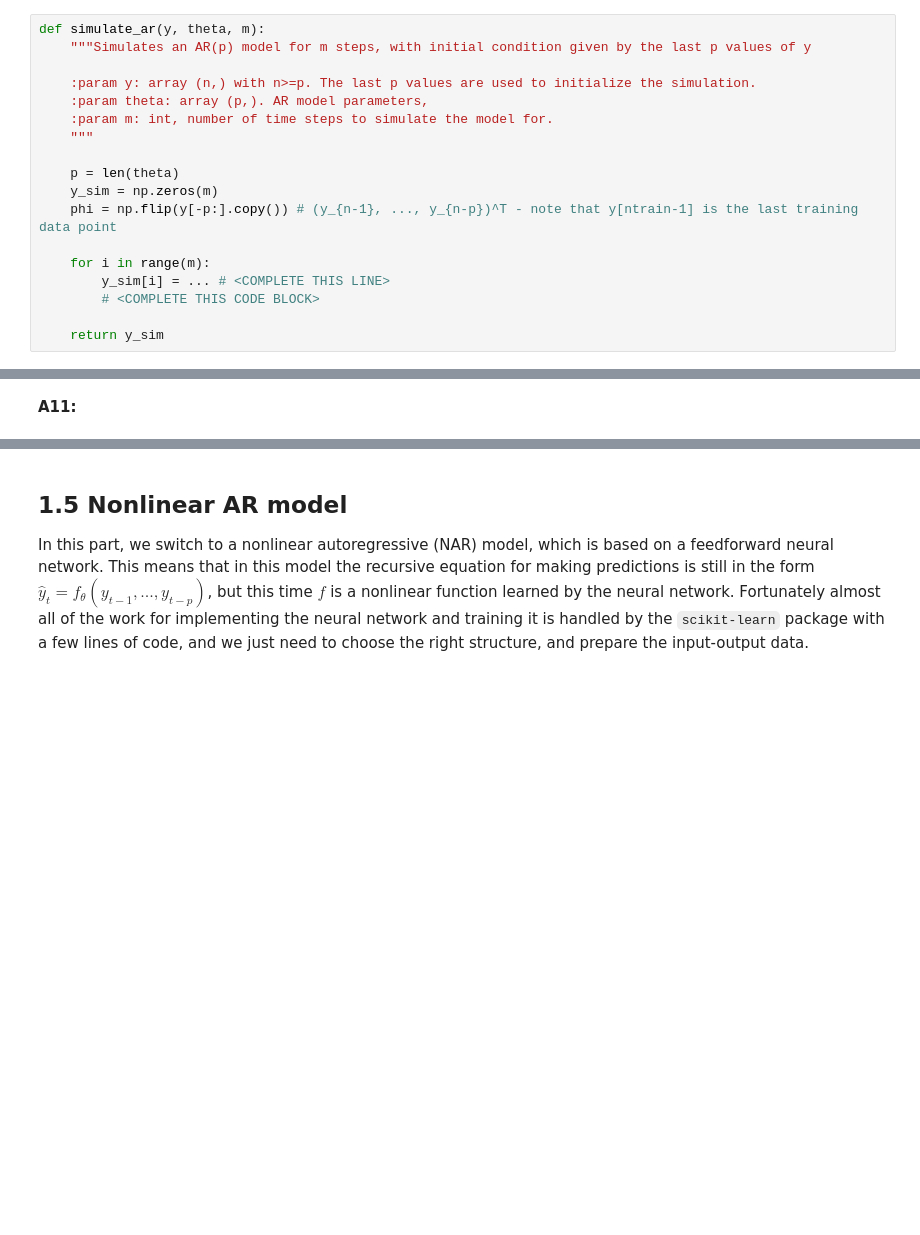
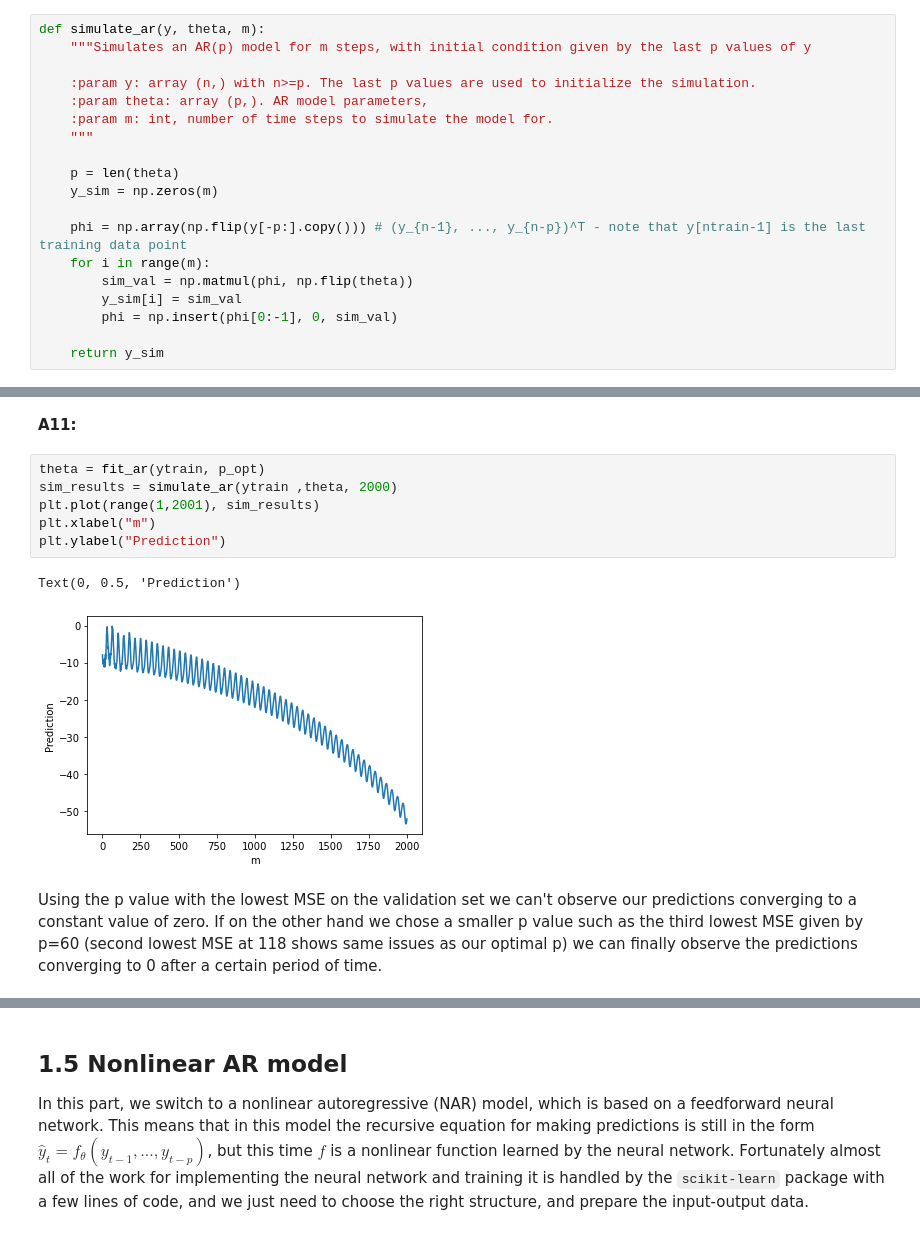
Before and after one commit to nicta839/MSc_Statistics_and_Machine_Learning, a Jupyter notebook: Time Series and Sequence Learning - 732A80/tssl_lab1.ipynb, the cells around one changed output, grey strips where cells are left out. Cells and saved outputs as stored; diff of their text form; blank space fills up the shorter version.

```diff
--- a/Time Series and Sequence Learning - 732A80/tssl_lab1.ipynb
+++ b/Time Series and Sequence Learning - 732A80/tssl_lab1.ipynb
@@ -341,14 +333,26 @@ def simulate_ar(y, theta, m):
 
     p = len(theta)
     y_sim = np.zeros(m)
-    phi = np.flip(y[-p:].copy()) # (y_{n-1}, ..., y_{n-p})^T - note that y[ntrain-1] is the last training data point
 
+    phi = np.array(np.flip(y[-p:].copy())) # (y_{n-1}, ..., y_{n-p})^T - note that y[ntrain-1] is the last training data point
     for i in range(m):
-        y_sim[i] = ... # <COMPLETE THIS LINE>
-        # <COMPLETE THIS CODE BLOCK>
+        sim_val = np.matmul(phi, np.flip(theta))
+        y_sim[i] = sim_val
+        phi = np.insert(phi[0:-1], 0, sim_val)
 
     return y_sim
 # %% [markdown]
 **Q11:** Using the same function as above, try to simulate the process for a large number of time steps (say, $m=2000$). You should see that the predicted values eventually converge to a constant prediction of zero. Is this something that you would expect to see in general? Explain the result.
 # %% [markdown]
 **A11:**
+# %%
+theta = fit_ar(ytrain, p_opt)
+sim_results = simulate_ar(ytrain ,theta, 2000)
+plt.plot(range(1,2001), sim_results)
+plt.xlabel("m")
+plt.ylabel("Prediction")
+# %% [output]
+Text(0, 0.5, 'Prediction')
+[figure, added]
+# %% [markdown]
+Using the p value with the lowest MSE on the validation set we can't observe our predictions converging to a constant value of zero. If on the other hand we chose a smaller p value such as the third lowest MSE given by p=60 (second lowest MSE at 118 shows same issues as our optimal p) we can finally observe the predictions converging to 0 after a certain period of time.
```
Also changed, not shown: parts of 20 cells of this notebook.
